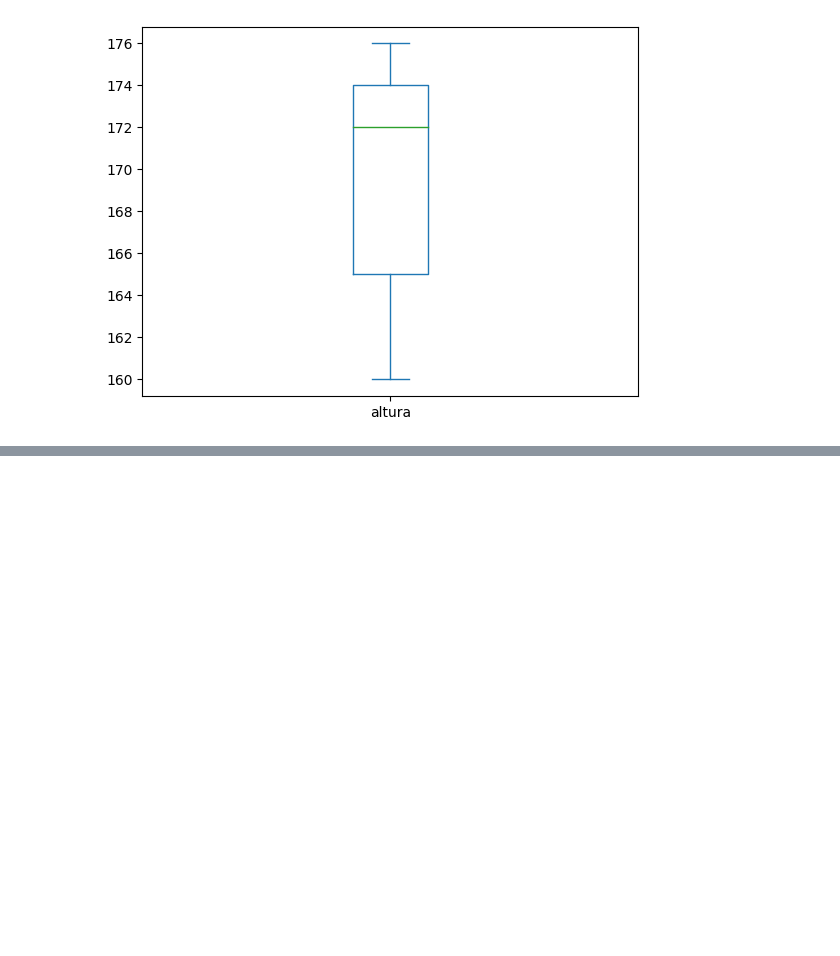
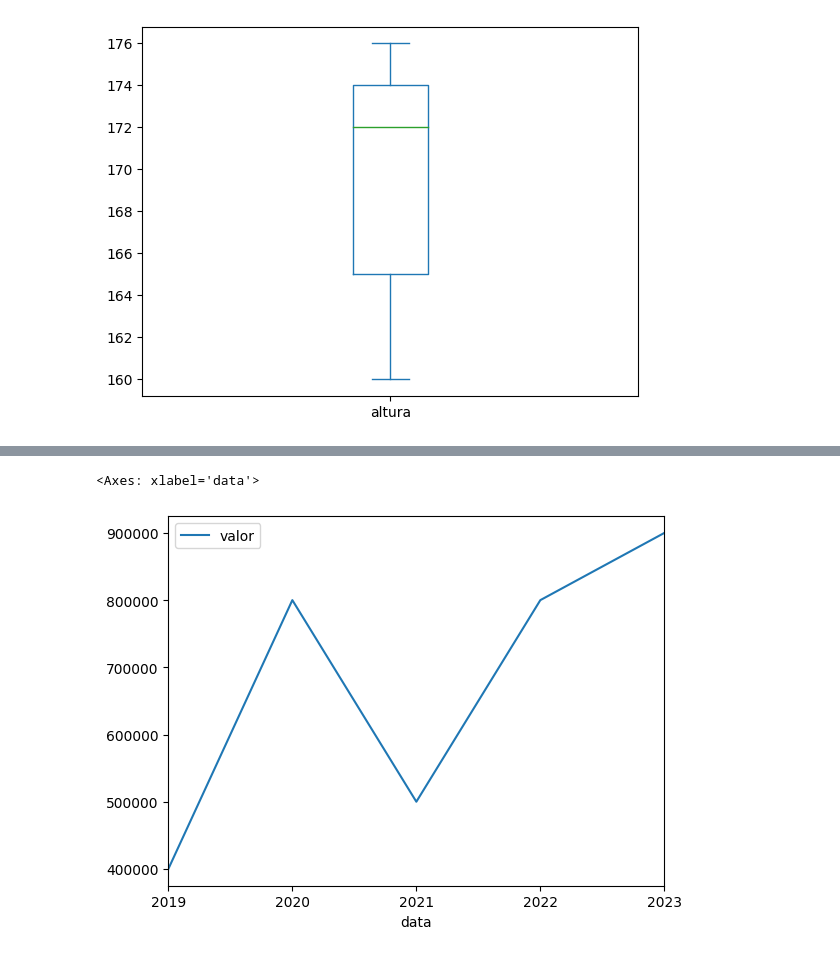
Before and after one commit to MarcosVel/statistics-for-devs, a Jupyter notebook: Medidas.ipynb, the cells around one changed output, grey strips where cells are left out. Saved outputs shown, nothing was run; the diff lists cells and outputs as text; code cells hidden in the pictures; blank space fills up the shorter version.

Commit message:
conversao object to datetime e grafico de linhas

```diff
--- a/Medidas.ipynb
+++ b/Medidas.ipynb
@@ -230,0 +233,4 @@ df_medidas.altura.plot.box()
+# %%
+# dataframe com dados temporais
+dict_faturamento = {'data': ['2019-01-01', '2020-01-01', '2021-01-01', '2022-01-01', '2023-01-01'], 'valor': [400000, 800000, 500000, 800000, 900000]}
+dict_faturamento
@@ -230,0 +244,3 @@ df_medidas.altura.plot.box()
+# %%
+df_faturamento = pd.DataFrame.from_dict(dict_faturamento)
+df_faturamento
@@ -230,0 +268,3 @@ df_medidas.altura.plot.box()
+# %%
+# converter coluna 'data' para tipo datetime
+df_faturamento['data'] = pd.to_datetime(df_faturamento['data'])
@@ -230,0 +283,6 @@ df_medidas.altura.plot.box()
+# %%
+# grafico de linhas
+df_faturamento.plot.line(x='data', y='valor')
+# %% [output]
+<Axes: xlabel='data'>
+[figure, added]
```
Also changed, not shown: parts of 6 cells of this notebook.
